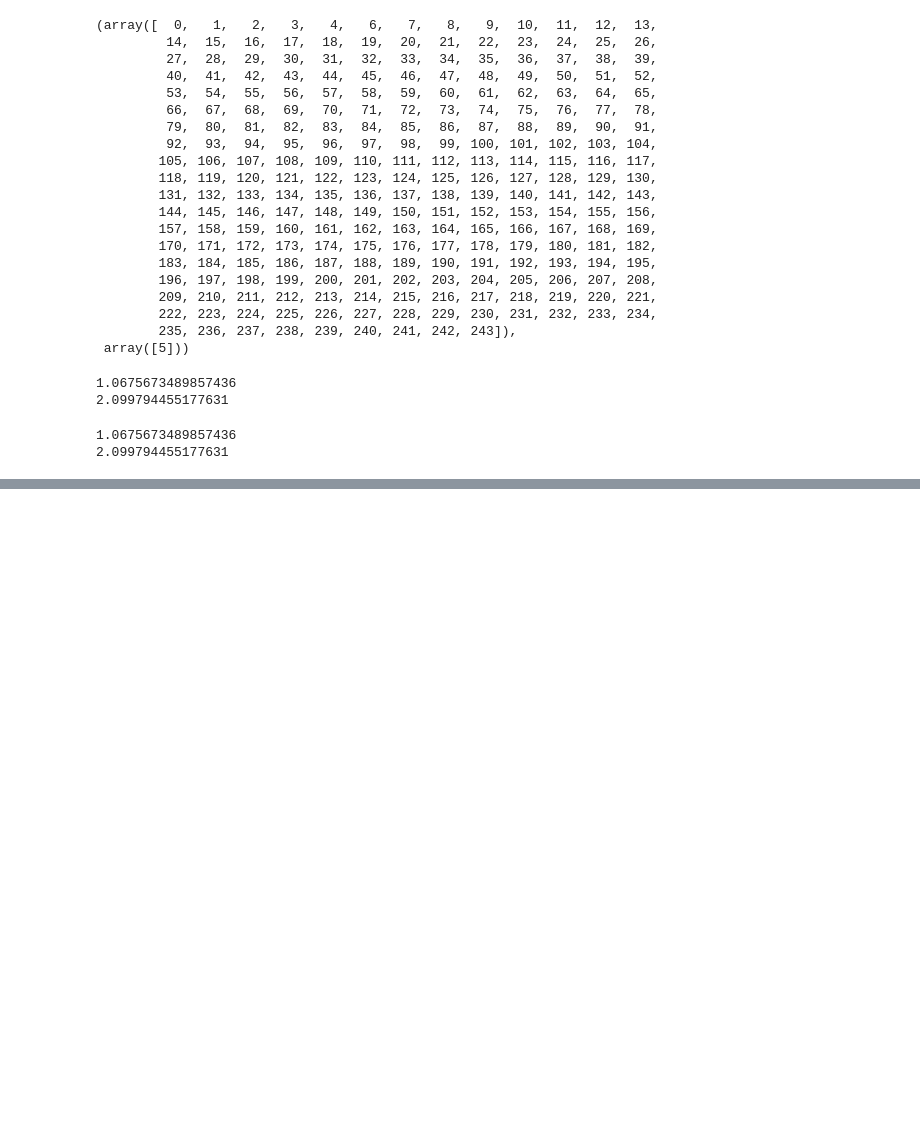
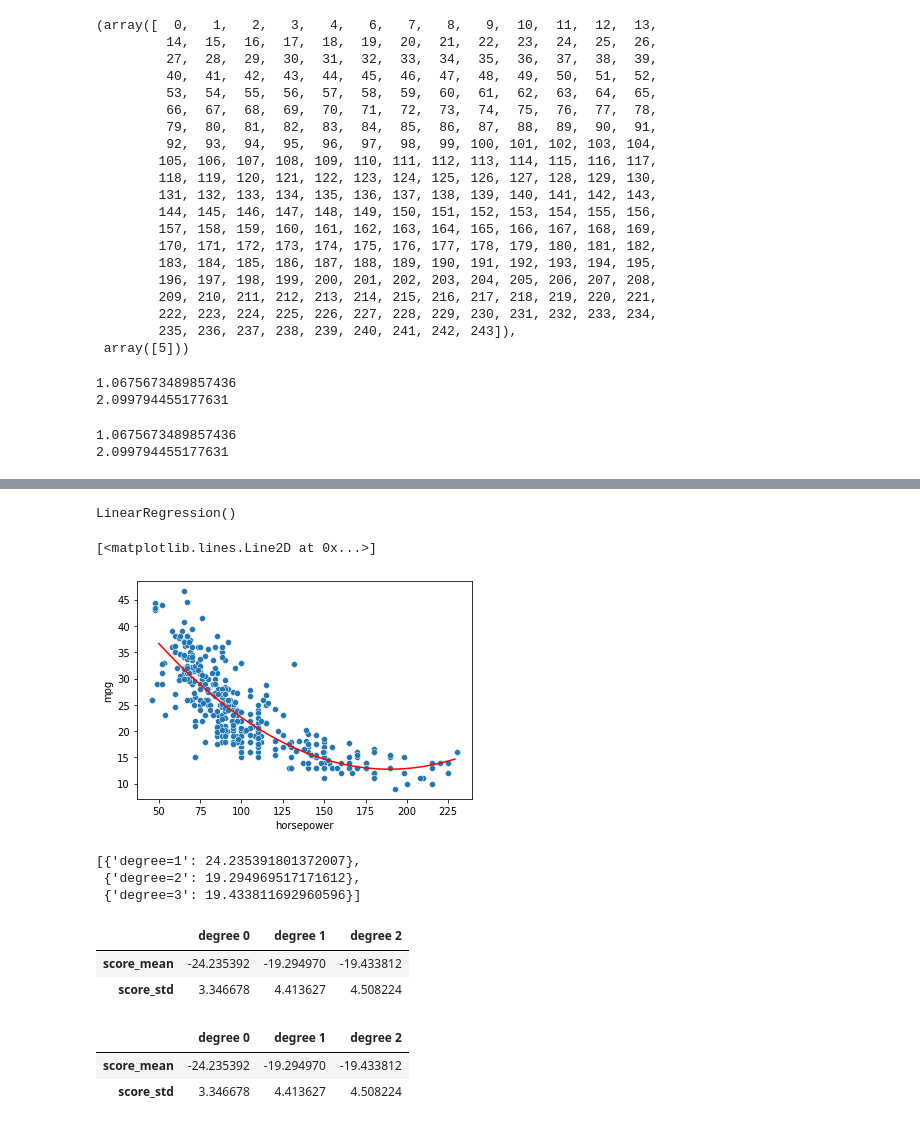
Before and after one commit to KK-raven/practice-machine-learning, a Jupyter notebook: practice.ipynb, the cells around one changed output, grey strips where cells are left out. Drawn from its saved outputs; the diff is of its cells as text; code cells hidden in the pictures; blank space fills up the shorter version.

```diff
--- a/practice.ipynb
+++ b/practice.ipynb
@@ -638,0 +857,18 @@ print(np.std(scores))
+# %%
+# 線形回帰
+from sklearn.linear_model import LinearRegression
+
+model = LinearRegression()
+model.fit(X_poly, y)
+# %% [output]
+LinearRegression()
+# %%
+# 描画
+x_axis = np.arange(50, 230).reshape(-1, 1)
+x_axis_poly = poly.fit_transform(x_axis)
+pred = model.predict(x_axis_poly)
+sns.scatterplot(df['horsepower'], df['mpg'])
+plt.plot(x_axis, pred, 'r')
+# %% [output]
+[<matplotlib.lines.Line2D at 0x...>]
+[figure, added]
@@ -638,0 +910,6 @@ print(np.std(scores))
+# %%
+mse_mean_list
+# %% [output]
+[{'degree=1': 24.235391801372007},
+ {'degree=2': 19.294969517171612},
+ {'degree=3': 19.433811692960596}]
@@ -638,0 +944,6 @@ print(np.std(scores))
+# %%
+pd.DataFrame(result)
+# %% [output]
+|  | degree 0 | degree 1 | degree 2 |
+| score_mean | -24.235392 | -19.294970 | -19.433812 |
+| score_std | 3.346678 | 4.413627 | 4.508224 |
@@ -638,0 +976,6 @@ print(np.std(scores))
+# %%
+pd.DataFrame(result)
+# %% [output]
+|  | degree 0 | degree 1 | degree 2 |
+| score_mean | -24.235392 | -19.294970 | -19.433812 |
+| score_std | 3.346678 | 4.413627 | 4.508224 |
```
Also changed, not shown: parts of 50 cells of this notebook.
